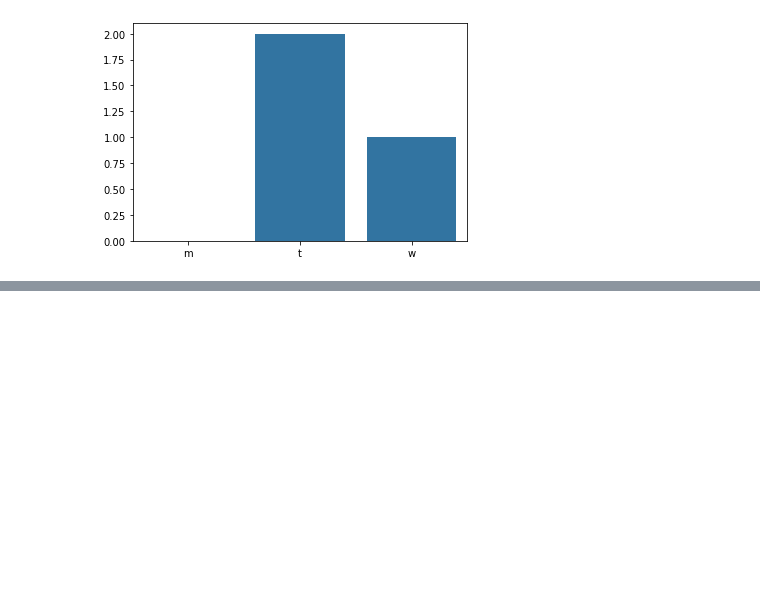
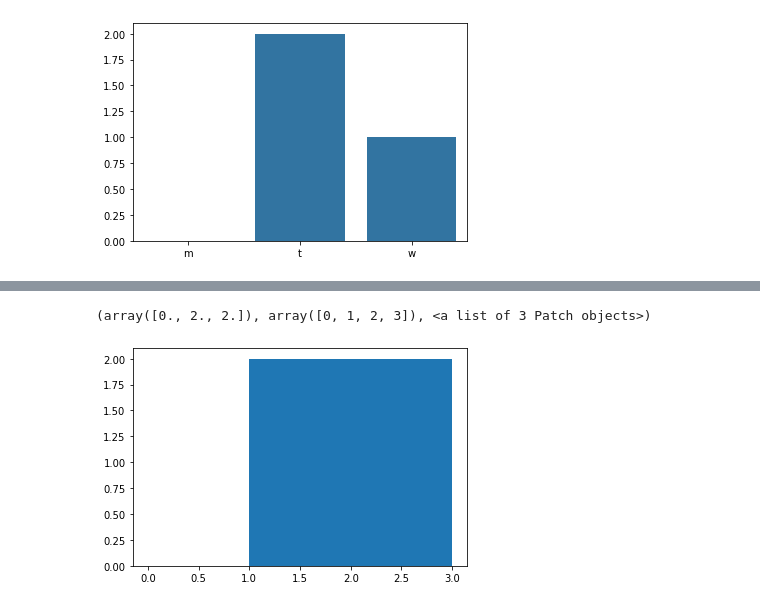
Before and after one commit to BrannanC/notes_practice, a Jupyter notebook: plotting_notes.ipynb, the cells around one changed output, grey strips where cells are left out. Cells and saved outputs as stored; diff of their text form; code cells hidden in the pictures; blank space fills up the shorter version.

Commit message:
pie and hist

```diff
--- a/plotting_notes.ipynb
+++ b/plotting_notes.ipynb
@@ -45,0 +58,6 @@ sb.barplot(na_counts.index.values, na_counts, color = base_color);
+# %%
+bin_edges = np.arange(0, df['f'].max()+1, 1)
+plt.hist(data = df, x = 'f', bins = bin_edges)
+# %% [output]
+(array([0., 2., 2.]), array([0, 1, 2, 3]), <a list of 3 Patch objects>)
+[figure, added]
```
Also changed, not shown: parts of 1 cell of this notebook.
